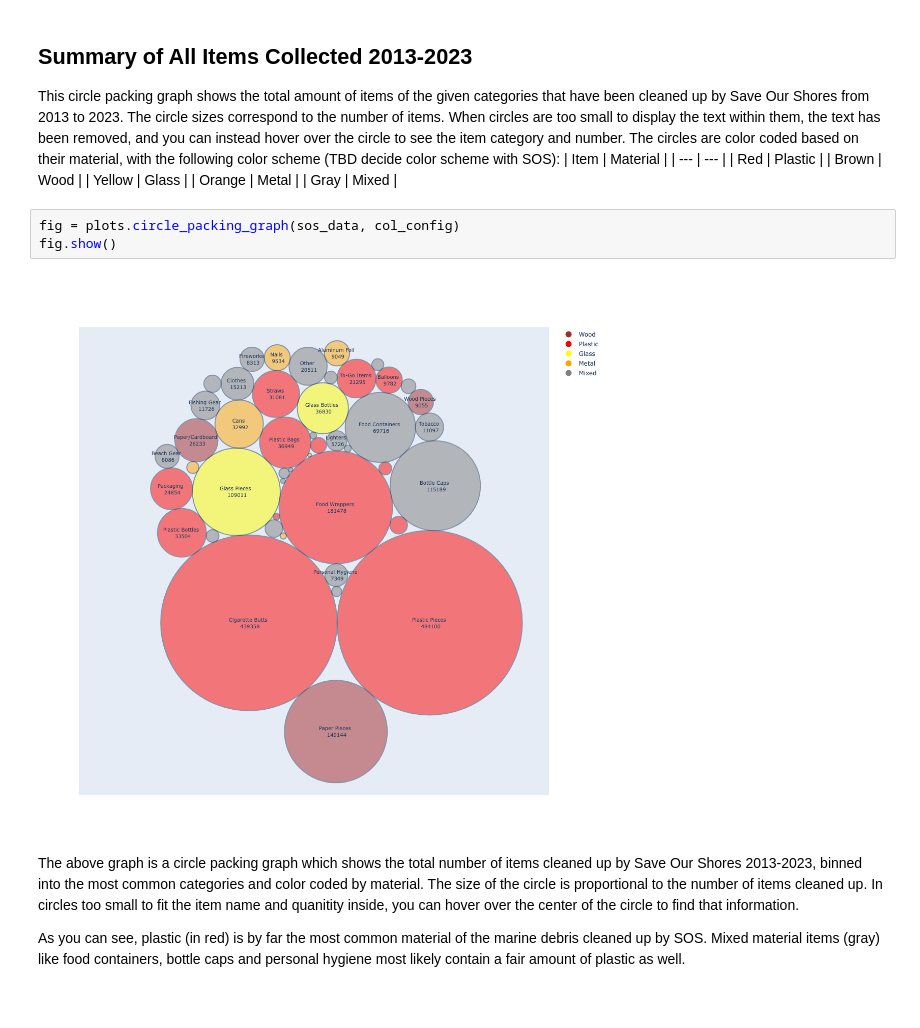
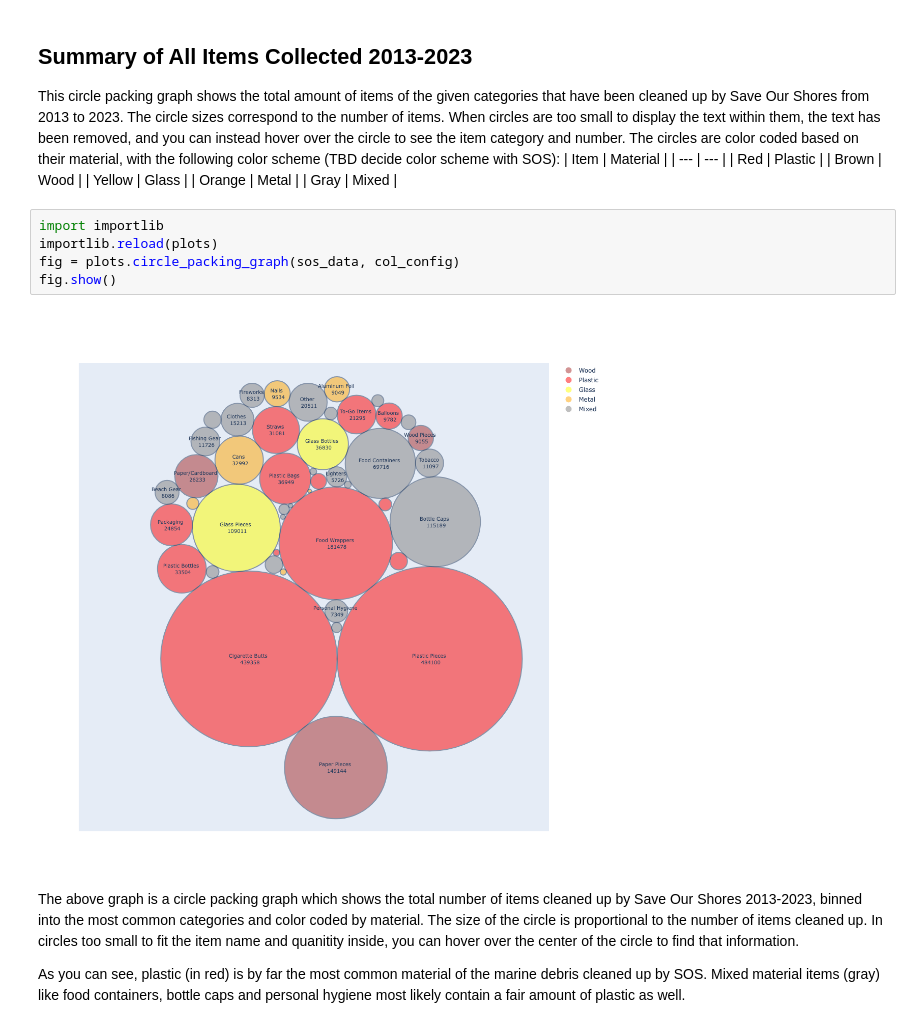
Before and after one commit to jennyfolkesson/saveOurShores, a Jupyter notebook: SOS_cleanup_data.ipynb, the cells around one changed output. Drawn from its saved outputs; the diff is of its cells as text.

```diff
--- a/SOS_cleanup_data.ipynb
+++ b/SOS_cleanup_data.ipynb
@@ -86,10 +86,12 @@ The circles are color coded based on their material, with the following color sc
 | Orange | Metal |
 | Gray | Mixed |
 # %%
+import importlib
+importlib.reload(plots)
 fig = plots.circle_packing_graph(sos_data, col_config)
 fig.show()
 # %% [output]
-[figure, old version]
+[figure, new version]
 # %% [markdown]
 The above graph is a circle packing graph which shows the total number of items cleaned up by Save Our Shores 2013-2023, binned into the most common categories and color coded by material. The size of the circle is proportional to the number of items cleaned up. In circles too small to fit the item name and quanitity inside, you can hover over the center of the circle to find that information.
 
```
Also changed, not shown: parts of 6 cells of this notebook, 3 other files.
